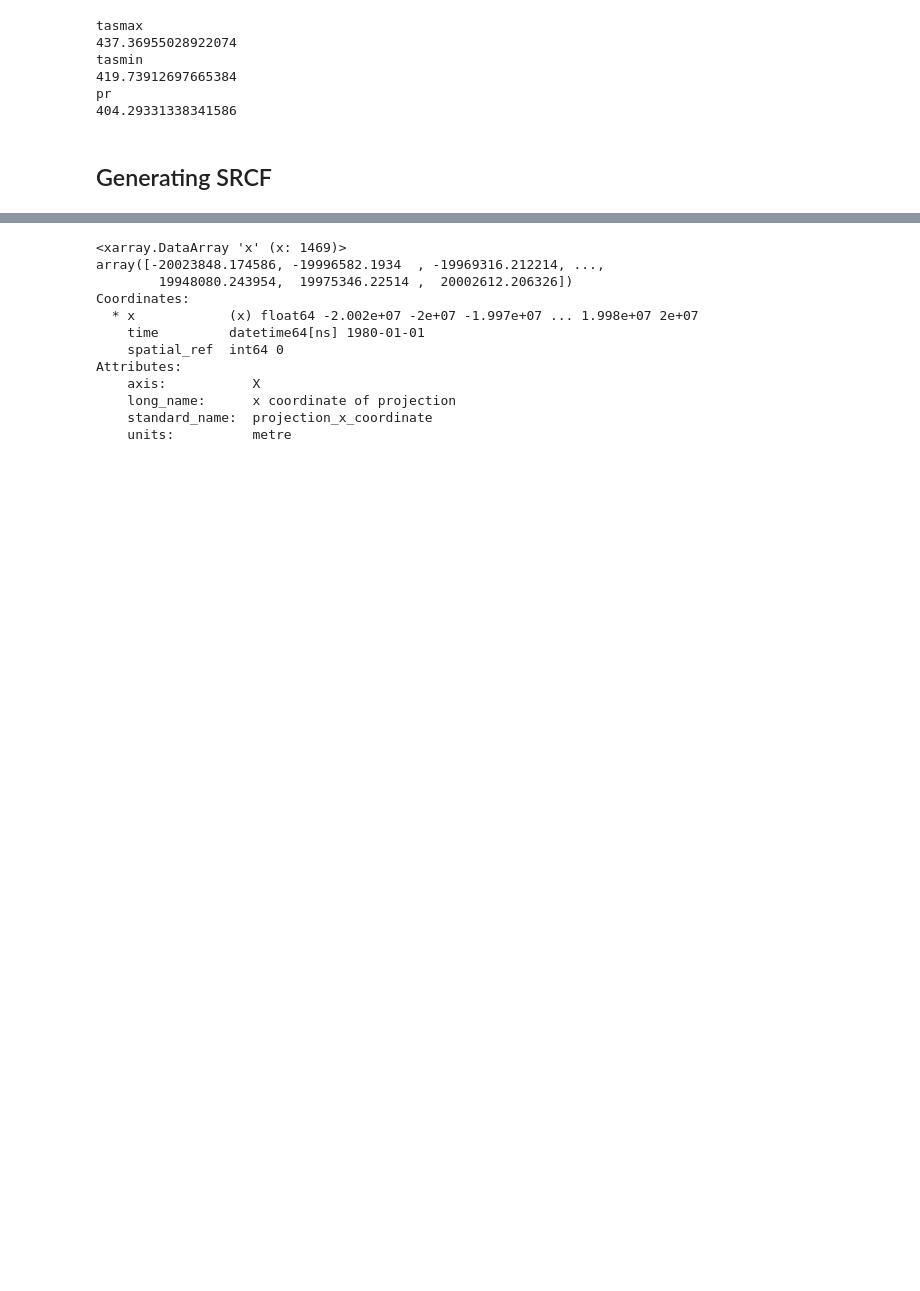
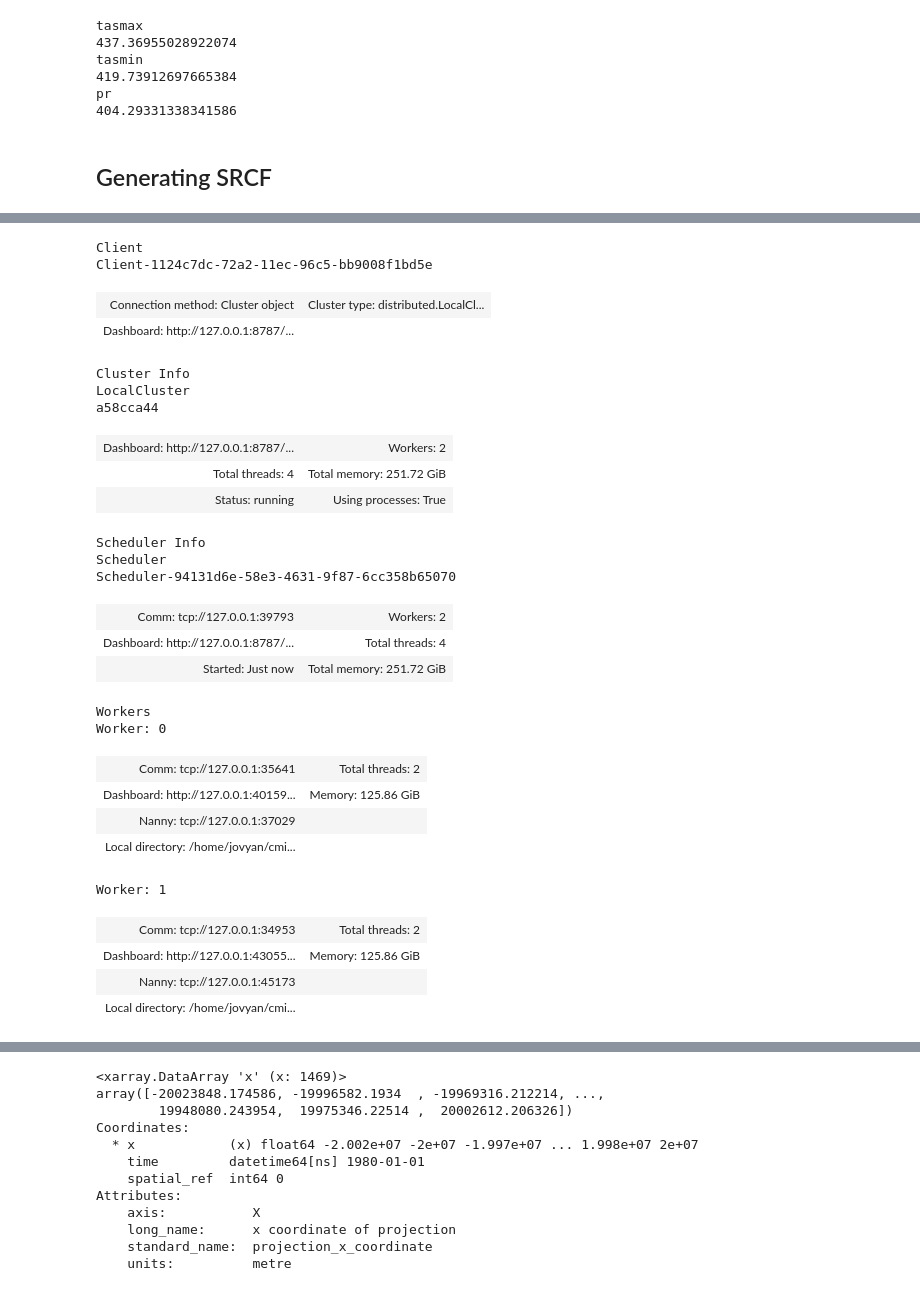
Before and after one commit to carbonplan/cmip6-downscaling, a Jupyter notebook: notebooks/scrf.ipynb, the cells around one changed output, grey strips where cells are left out. Saved outputs shown, nothing was run; the diff lists cells and outputs as text; code cells hidden in the pictures; blank space fills up the shorter version.

```diff
--- a/notebooks/scrf.ipynb
+++ b/notebooks/scrf.ipynb
@@ -361,0 +500,35 @@ end_year = '2015'
+# %%
+import dask
+from dask.distributed import Client
+from dask_gateway import Gateway
+
+client = Client(n_workers=2, threads_per_worker=2, resources={"workertoken": 1})
+client
+# %% [output]
+Client
+Client-1124c7dc-72a2-11ec-96c5-bb9008f1bd5e
+| Connection method: Cluster object | Cluster type: distributed.LocalCl... |
+| Dashboard: http://127.0.0.1:8787/... |  |
+Cluster Info
+LocalCluster
+a58cca44
+| Dashboard: http://127.0.0.1:8787/... | Workers: 2 |
+| Total threads: 4 | Total memory: 251.72 GiB |
+| Status: running | Using processes: True |
+Scheduler Info
+Scheduler
+Scheduler-94131d6e-58e3-4631-9f87-6cc358b65070
+| Comm: tcp://127.0.0.1:39793 | Workers: 2 |
+| Dashboard: http://127.0.0.1:8787/... | Total threads: 4 |
+| Started: Just now | Total memory: 251.72 GiB |
+Workers
+Worker: 0
+| Comm: tcp://127.0.0.1:35641 | Total threads: 2 |
+| Dashboard: http://127.0.0.1:40159... | Memory: 125.86 GiB |
+| Nanny: tcp://127.0.0.1:37029 |  |
+| Local directory: /home/jovyan/cmi... |  |
+Worker: 1
+| Comm: tcp://127.0.0.1:34953 | Total threads: 2 |
+| Dashboard: http://127.0.0.1:43055... | Memory: 125.86 GiB |
+| Nanny: tcp://127.0.0.1:45173 |  |
+| Local directory: /home/jovyan/cmi... |  |
```
Also changed, not shown: parts of 26 cells of this notebook, 2 other files.
